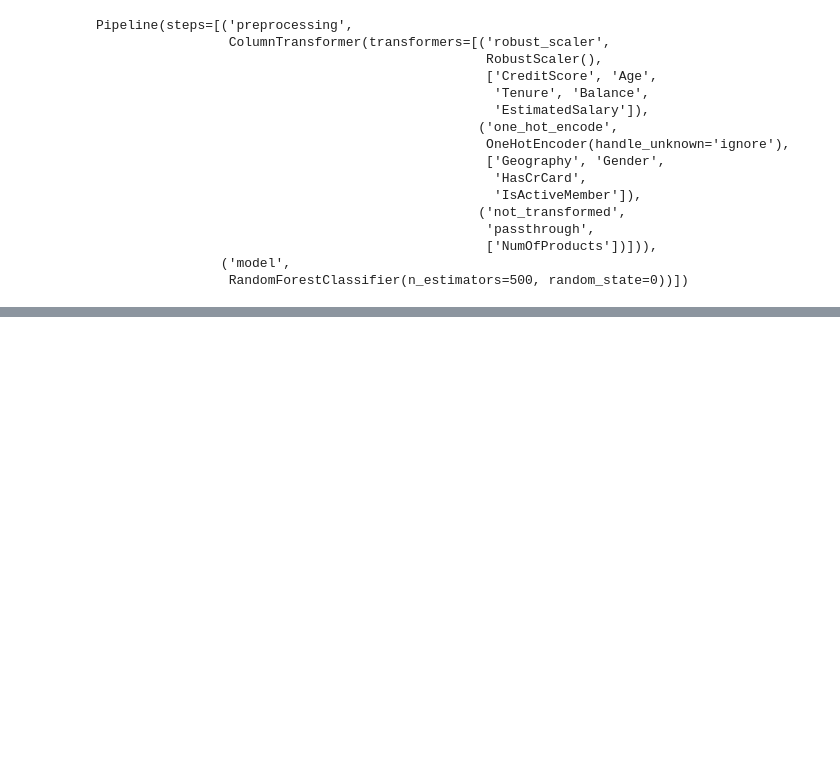
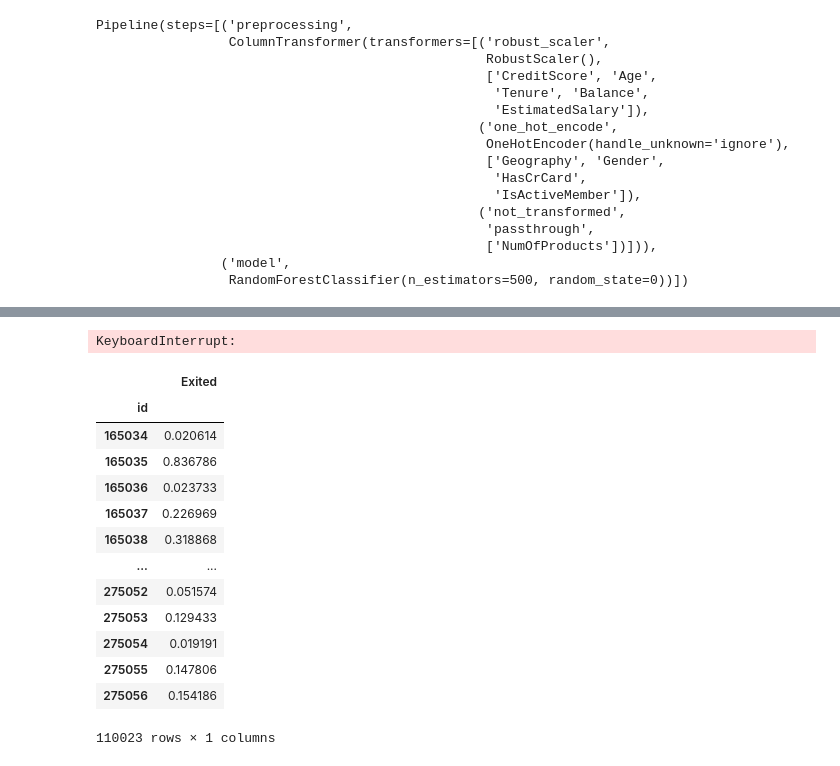
Before and after one commit to lzytimx/Portfolio, a Jupyter notebook: kaggle/S4EP01/notebookc7fcc47c07.ipynb, the cells around one changed output, grey strips where cells are left out. Cells and saved outputs as stored; diff of their text form; code cells hidden in the pictures; blank space fills up the shorter version.

```diff
--- a/kaggle/S4EP01/notebookc7fcc47c07.ipynb
+++ b/kaggle/S4EP01/notebookc7fcc47c07.ipynb
@@ -229,0 +260,9 @@ submission.to_csv('submission.csv', index=False)
+# %%
+xgbooster = XGBClassifier()
+# %%
+pipe_xgb = Pipeline([
+    ('preprocessing', ct),
+    ('model', xgbooster)
+])
+
+pipe_xgb.fit(X_train, y_train)
@@ -229,0 +306,25 @@ submission.to_csv('submission.csv', index=False)
+# %%
+grid_search_cv.fit(X_train,y_train)
+# %% [output]
+KeyboardInterrupt:
+# %%
+prediction = pipe_xgb.predict_proba(X_test)
+# %%
+submission = pd.DataFrame(data=prediction[:, 1], columns=[
+                          'Exited'], index=orig_test['id'])
+submission
+# %% [output]
+|  | Exited |
+| id |  |
+| 165034 | 0.020614 |
+| 165035 | 0.836786 |
+| 165036 | 0.023733 |
+| 165037 | 0.226969 |
+| 165038 | 0.318868 |
+| ... | ... |
+| 275052 | 0.051574 |
+| 275053 | 0.129433 |
+| 275054 | 0.019191 |
+| 275055 | 0.147806 |
+| 275056 | 0.154186 |
+110023 rows × 1 columns
```
Also changed, not shown: parts of 9 cells of this notebook.
